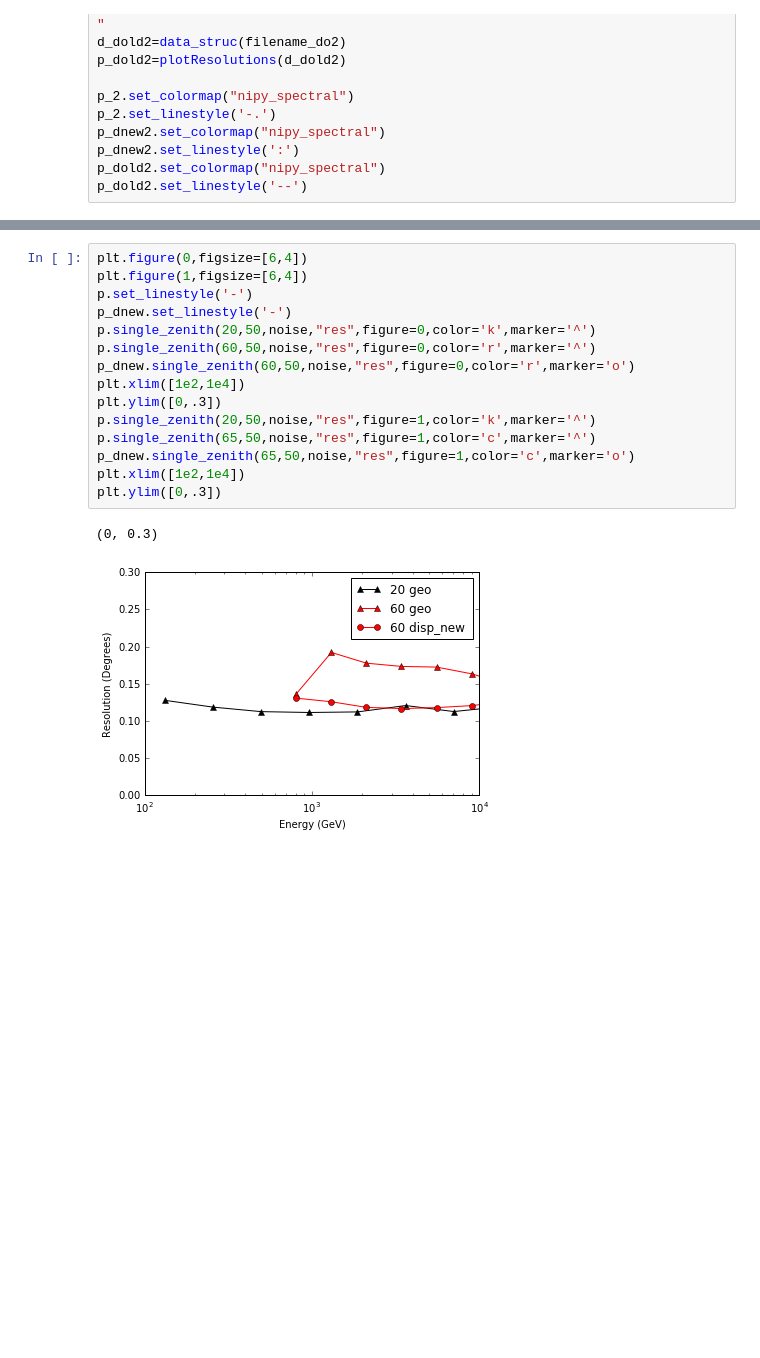
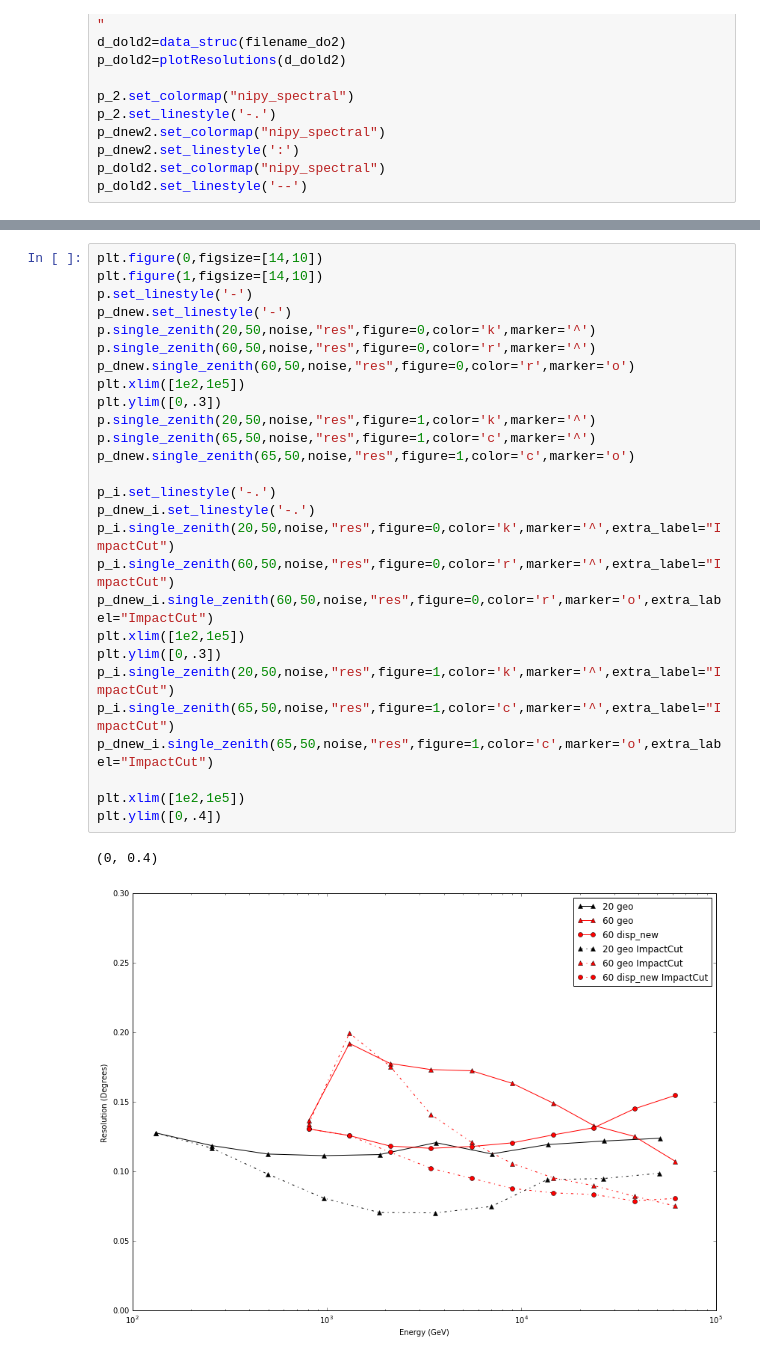
Before and after one commit to VERITAS-Nevis/Vegas_Nevis_scripts, a Jupyter notebook: Disp Validation.ipynb, the cells around one changed output, grey strips where cells are left out. Saved outputs shown, nothing was run; the diff lists cells and outputs as text; blank space fills up the shorter version.

```diff
--- a/Disp Validation.ipynb
+++ b/Disp Validation.ipynb
@@ -110,18 +195,30 @@ for j in range(n):
 # %%
-plt.figure(0,figsize=[6,4])
-plt.figure(1,figsize=[6,4])
+plt.figure(0,figsize=[14,10])
+plt.figure(1,figsize=[14,10])
 p.set_linestyle('-')
 p_dnew.set_linestyle('-')
 p.single_zenith(20,50,noise,"res",figure=0,color='k',marker='^')
 p.single_zenith(60,50,noise,"res",figure=0,color='r',marker='^')
 p_dnew.single_zenith(60,50,noise,"res",figure=0,color='r',marker='o')
-plt.xlim([1e2,1e4])
+plt.xlim([1e2,1e5])
 plt.ylim([0,.3])
 p.single_zenith(20,50,noise,"res",figure=1,color='k',marker='^')
 p.single_zenith(65,50,noise,"res",figure=1,color='c',marker='^')
 p_dnew.single_zenith(65,50,noise,"res",figure=1,color='c',marker='o')
-plt.xlim([1e2,1e4])
+
+p_i.set_linestyle('-.')
+p_dnew_i.set_linestyle('-.')
+p_i.single_zenith(20,50,noise,"res",figure=0,color='k',marker='^',extra_label="ImpactCut")
+p_i.single_zenith(60,50,noise,"res",figure=0,color='r',marker='^',extra_label="ImpactCut")
+p_dnew_i.single_zenith(60,50,noise,"res",figure=0,color='r',marker='o',extra_label="ImpactCut")
+plt.xlim([1e2,1e5])
 plt.ylim([0,.3])
+p_i.single_zenith(20,50,noise,"res",figure=1,color='k',marker='^',extra_label="ImpactCut")
+p_i.single_zenith(65,50,noise,"res",figure=1,color='c',marker='^',extra_label="ImpactCut")
+p_dnew_i.single_zenith(65,50,noise,"res",figure=1,color='c',marker='o',extra_label="ImpactCut")
+
+plt.xlim([1e2,1e5])
+plt.ylim([0,.4])
 # %% [output]
-(0, 0.3)
+(0, 0.4)
-[figure, old version]
+[figure, new version]
```
Also changed, not shown: parts of 6 cells of this notebook, 2 other files.
